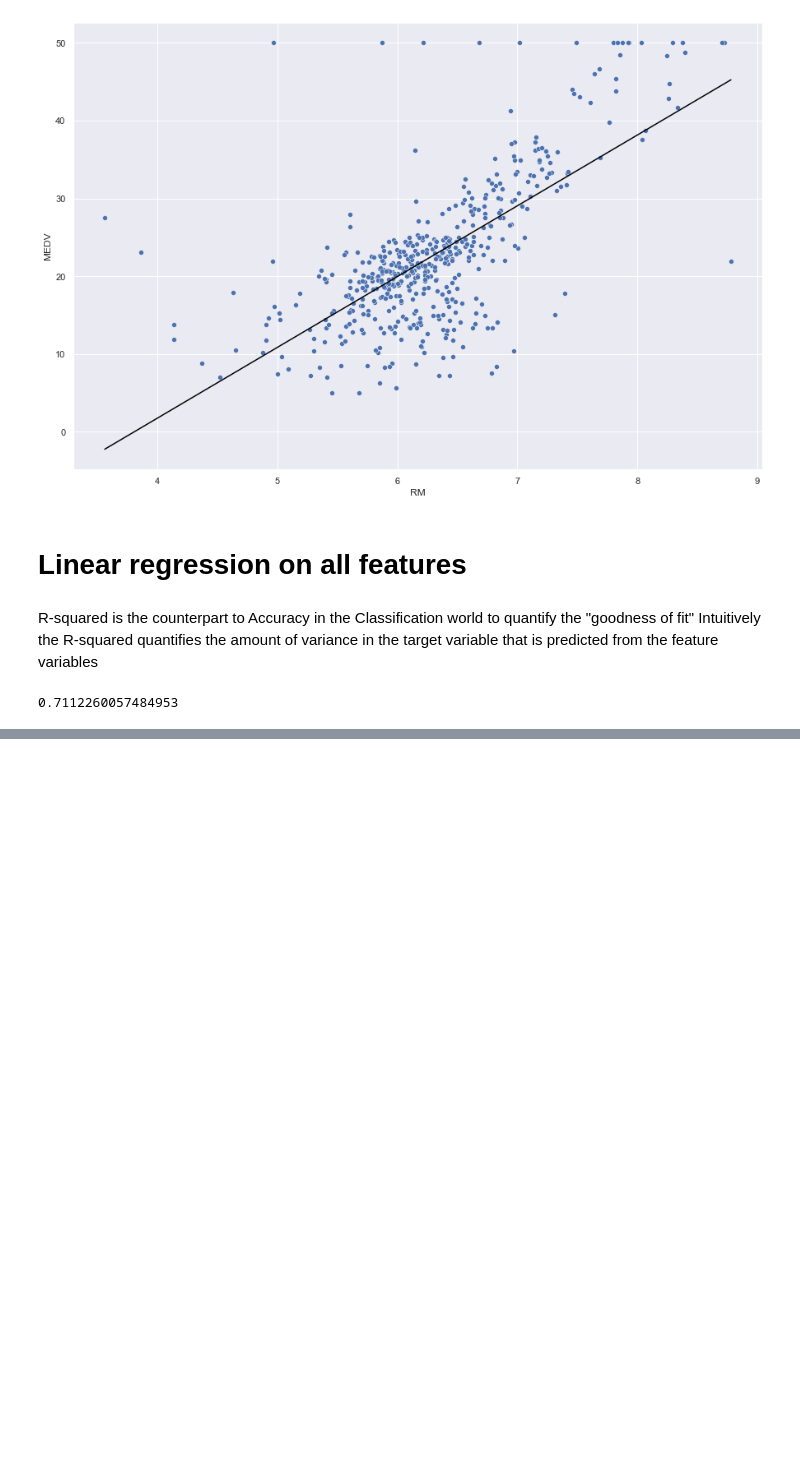
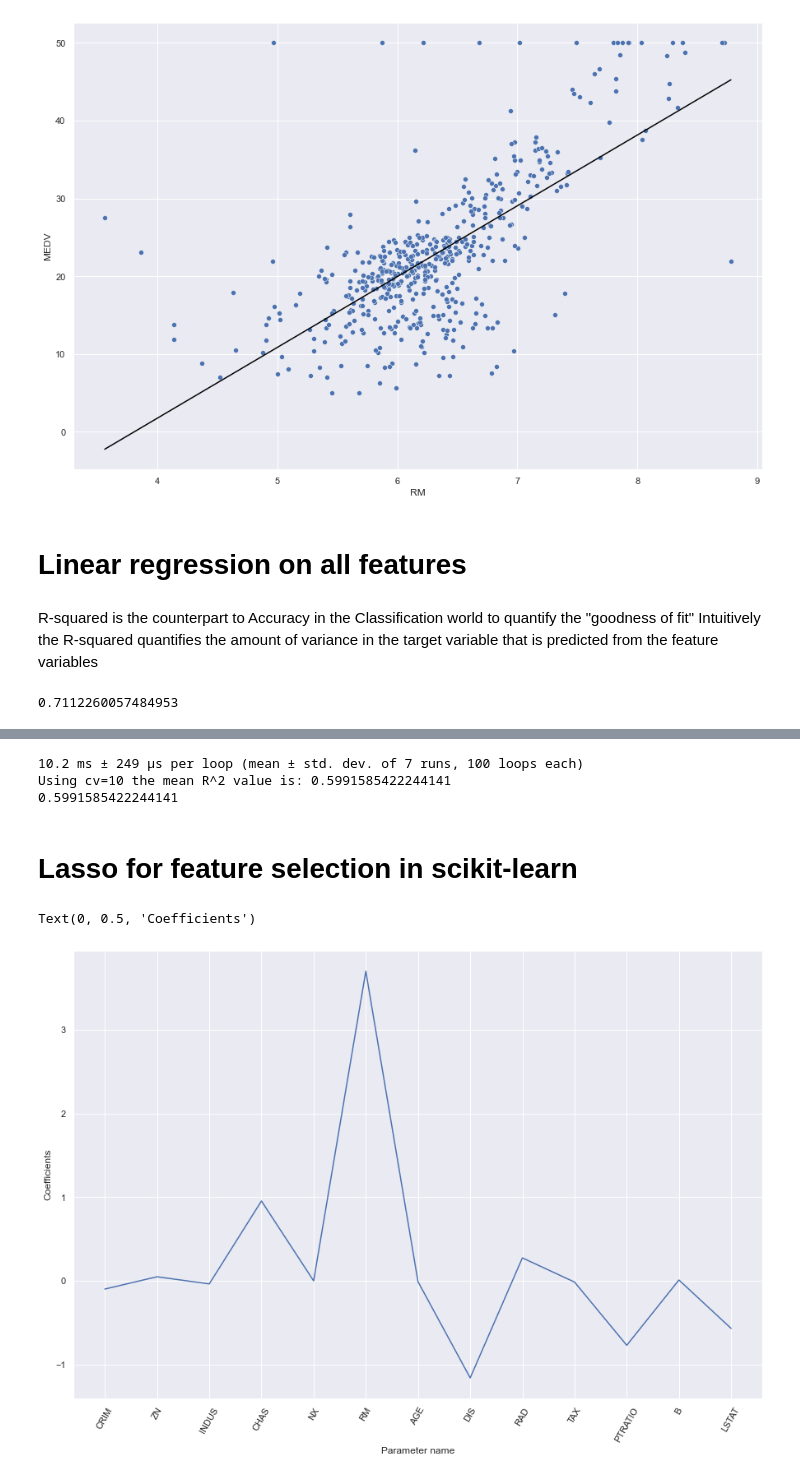
Before and after one commit to kipmadden/Supervised-Learning-with-scikit-learn, a Jupyter notebook: Boston Housing.ipynb, the cells around one changed output, grey strips where cells are left out. Cells and saved outputs as stored; diff of their text form; code cells hidden in the pictures; blank space fills up the shorter version.

Commit message:
Lasso regression added to Boston notebook

```diff
--- a/Boston Housing.ipynb
+++ b/Boston Housing.ipynb
@@ -200,0 +241,33 @@ reg_all.score(X_test, y_test)
+# %%
+# Perform 10-fold CV
+_ = %timeit cross_val_score(reg, X_test, y_test, cv=10)
+cvscores_10 = cross_val_score(reg, X_test, y_test, cv=10)
+print(f"Using cv=10 the mean R^2 value is: {np.mean(cvscores_10)}")
+#print(np.mean(cvscores_10))
+# %% [output]
+10.2 ms ± 249 µs per loop (mean ± std. dev. of 7 runs, 100 loops each)
+Using cv=10 the mean R^2 value is: 0.5991585422244141
+0.5991585422244141
+# %% [markdown]
+# Lasso for feature selection in scikit-learn
+# %%
+# Perform Lasso regression and examine the coefficients of each feature on a graph to visualize
+
+# First store columns names less the target column
+names = df.drop('MEDV', axis=1).columns
+# %%
+# Instantiate the lasso regressor
+lasso = Lasso(alpha=0.1)
+# %%
+# Fit the data
+lasso_coef = lasso.fit(X, y).coef_
+# %%
+# Plot the coefficients for each name
+fig, ax = plt.subplots(figsize=(15,10))
+plt.plot(range(len(names)), lasso_coef)
+plt.xticks(range(len(names)), names, rotation=60)
+plt.xlabel('Parameter name')
+plt.ylabel('Coefficients')
+# %% [output]
+Text(0, 0.5, 'Coefficients')
+[figure, added]
```
Also changed, not shown: parts of 8 cells of this notebook, 1 other file.
